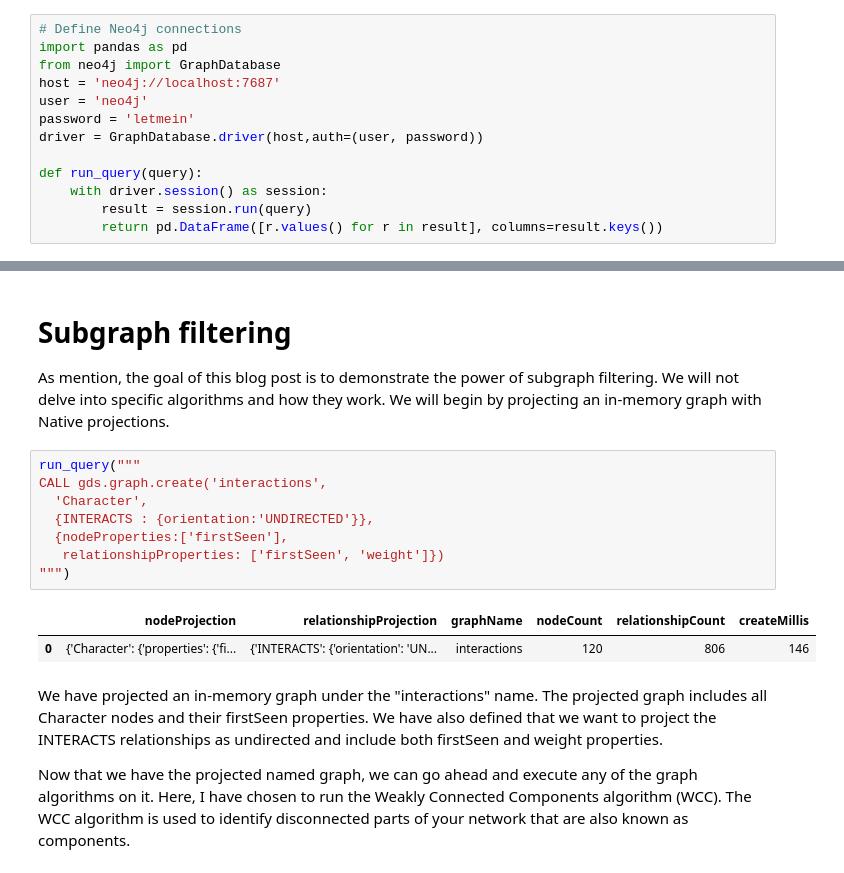
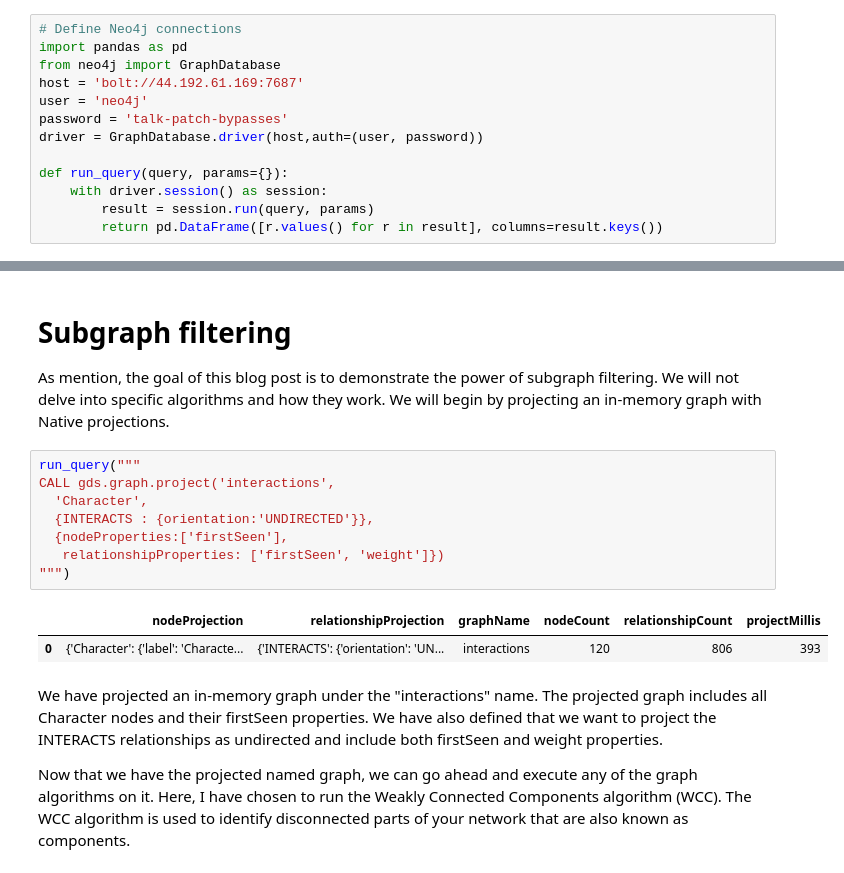
Before and after one commit to tomasonjo/blogs, a Jupyter notebook: subgraph_filtering/Subgraph filtering.ipynb, the cells around one changed output, grey strips where cells are left out. Drawn from its saved outputs; the diff is of its cells as text.

```diff
--- a/subgraph_filtering/Subgraph filtering.ipynb
+++ b/subgraph_filtering/Subgraph filtering.ipynb
@@ -2,14 +20,14 @@
 # Define Neo4j connections
 import pandas as pd
 from neo4j import GraphDatabase
-host = 'neo4j://localhost:7687'
+host = 'bolt://44.192.61.169:7687'
 user = 'neo4j'
-password = 'letmein'
+password = 'talk-patch-bypasses'
 driver = GraphDatabase.driver(host,auth=(user, password))
 
-def run_query(query):
+def run_query(query, params={}):
     with driver.session() as session:
-        result = session.run(query)
+        result = session.run(query, params)
         return pd.DataFrame([r.values() for r in result], columns=result.keys())
 # %% [markdown]
 It has been a while since I wrote a post about new features in the Neo4j Graph Data Science library (GDS). For those of you that never heard of the GDS library, it features more than 50 graph algorithms ranging from community detection to node embedding algorithms and more. In this blog post, I will present Subgraph filtering, one of the library's newer features.
@@ -46,15 +64,15 @@ RETURN distinct 'imported relationships' as result
 As mention, the goal of this blog post is to demonstrate the power of subgraph filtering. We will not delve into specific algorithms and how they work. We will begin by projecting an in-memory graph with Native projections.
 # %%
 run_query("""
-CALL gds.graph.create('interactions',
+CALL gds.graph.project('interactions',
   'Character',
   {INTERACTS : {orientation:'UNDIRECTED'}},
   {nodeProperties:['firstSeen'],
    relationshipProperties: ['firstSeen', 'weight']})
 """)
 # %% [output]
-|  | nodeProjection | relationshipProjection | graphName | nodeCount | relationshipCount | createMillis |
-| 0 | {'Character': {'properties': {'fi... | {'INTERACTS': {'orientation': 'UN... | interactions | 120 | 806 | 146 |
+|  | nodeProjection | relationshipProjection | graphName | nodeCount | relationshipCount | projectMillis |
+| 0 | {'Character': {'label': 'Characte... | {'INTERACTS': {'orientation': 'UN... | interactions | 120 | 806 | 393 |
 # %% [markdown]
 We have projected an in-memory graph under the "interactions" name. The projected graph includes all Character nodes and their firstSeen properties. We have also defined that we want to project the INTERACTS relationships as undirected and include both firstSeen and weight properties.
 
```
Also changed, not shown: parts of 9 cells of this notebook.
